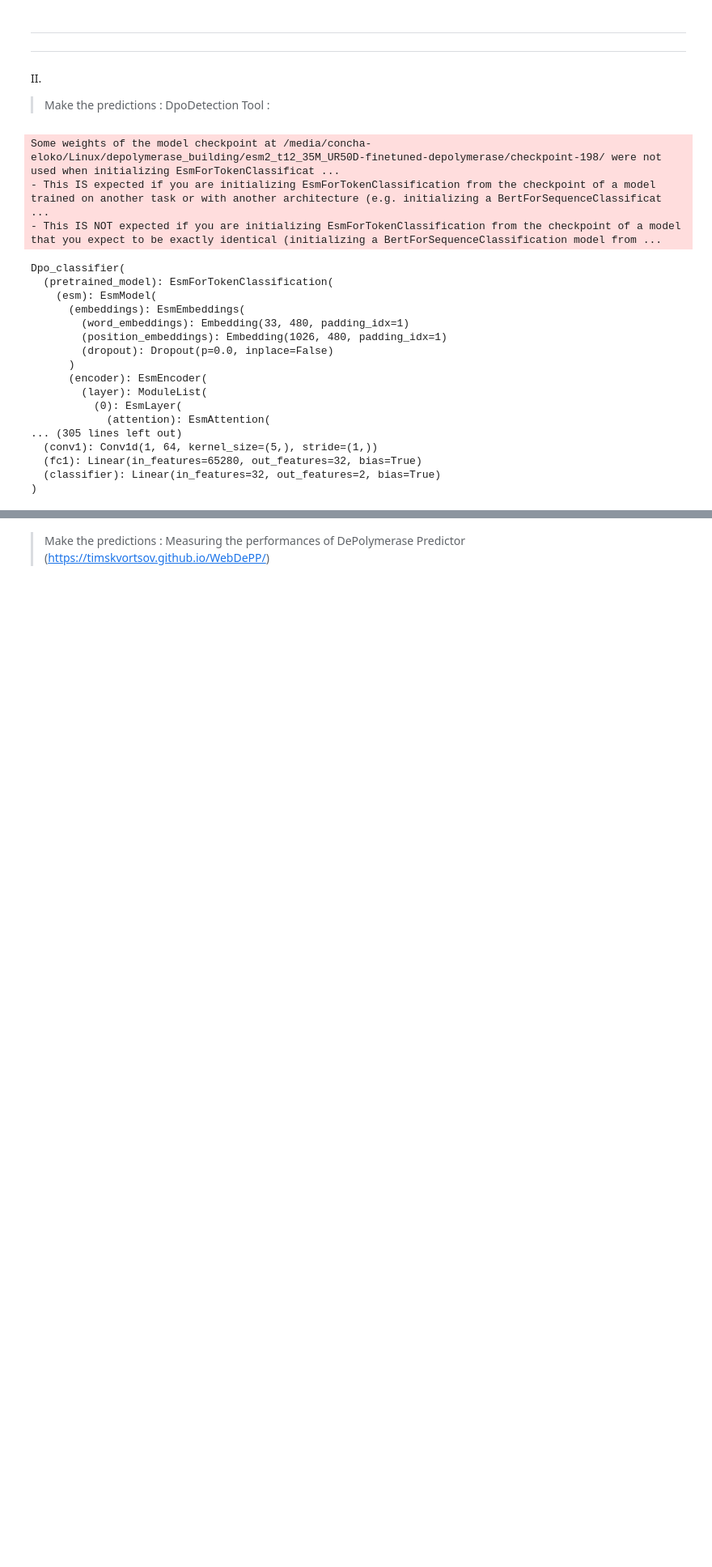
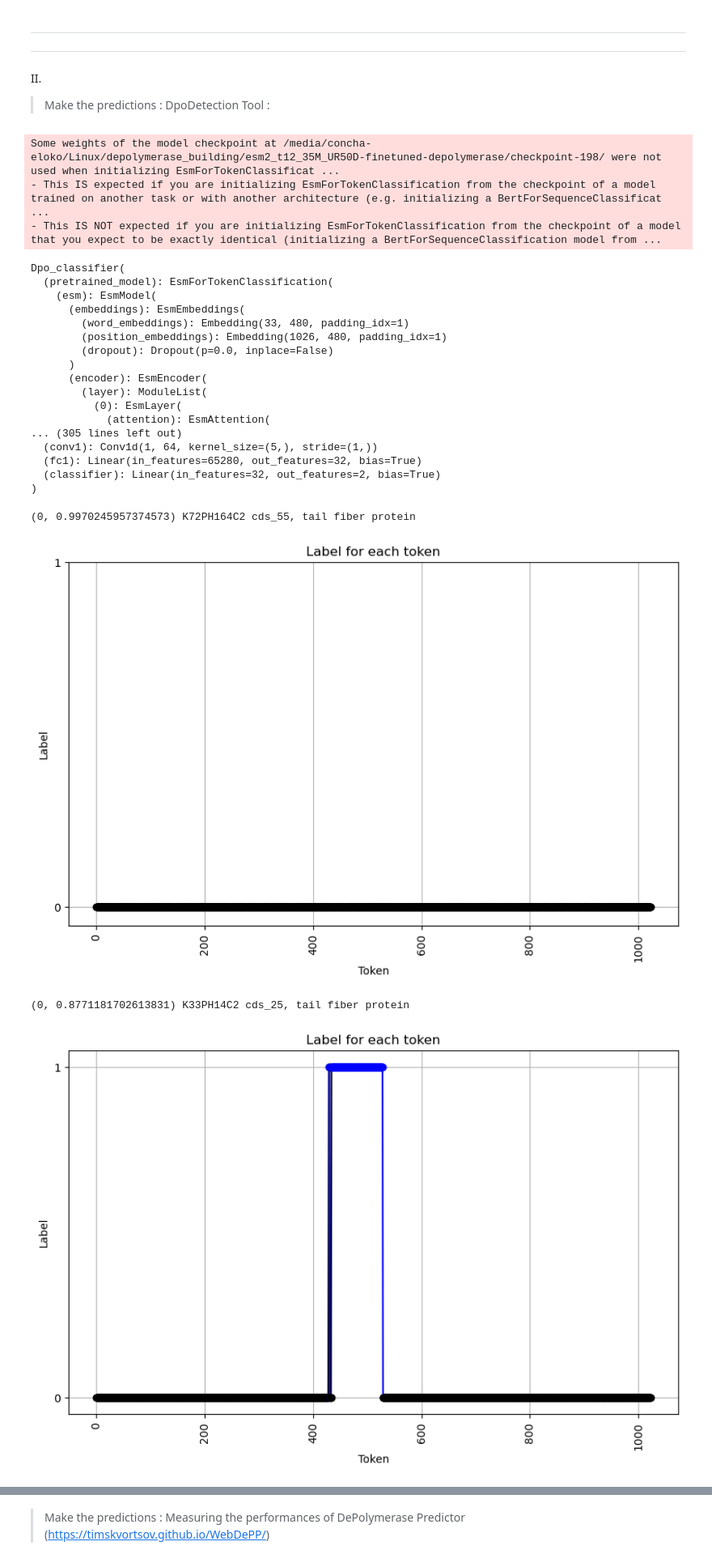
Before and after one commit to dimiboeckaerts/DepoScope, a Jupyter notebook: scripts/Benchmarking.ipynb, the cells around one changed output, grey strips where cells are left out. Shown at 81% size. Saved outputs shown, nothing was run; the diff lists cells and outputs as text; code cells hidden in the pictures; blank space fills up the shorter version.

```diff
--- a/scripts/Benchmarking.ipynb
+++ b/scripts/Benchmarking.ipynb
@@ -290,2 +285,50 @@ def predict_sequence(model, sequence):
+# %%
+def predict_sequence(model, sequence , name = ""):
+    model.eval()
+    with torch.no_grad():
+        outputs, sequence_outputs = model([sequence])
+        probas = torch.nn.functional.softmax(outputs, dim=-1)
+        predictions = torch.argmax(probas, dim=1)
+        sequence_outputs_list = sequence_outputs.cpu().numpy().tolist()[0][0]
+        prob_predicted = probas[0][predictions].item()
+        return (predictions.item(), prob_predicted), sequence_outputs_list , name
+
+def plot_token(tokens) :
+    tokens = np.array(tokens)  # convert your list to numpy array for convenience
+    plt.figure(figsize=(10,6))
+    for i in range(len(tokens) - 1):
+        if tokens[i] == 0:
+            color = 'black'
+        elif tokens[i] == 1:
+            color = 'blue'
+        else:
+            color = 'red'
+        plt.plot([i, i+1], [tokens[i], tokens[i+1]], color=color, marker='o')
+    plt.xlabel('Token')
+    plt.ylabel('Label')
+    plt.title('Label for each token')
+    plt.xticks(rotation='vertical')
+    plt.yticks(np.arange(2), ['0', '1'])
+    plt.grid(True)
+    plt.show()
 # %%
-prediction, sequence_outputs = predict_sequence(model_classifier, input_text)
+
+prediction, sequence_outputs, name = predict_sequence(model_classifier, input_text)
+# %%
+from Bio import SeqIO
+import os
+
+#path_fasta = f"/media/concha-eloko/Linux/77_strains_phage_project/DetectedDpo.77_phages.multi.fasta"
+path_fasta = f"/media/concha-eloko/Linux/77_strains_phage_project/MissedDpos.77_phages.multi.fasta"
+
+fastas = SeqIO.parse(path_fasta , "fasta")
+for record in fastas :
+    prediction, sequence_outputs, name = predict_sequence(model_classifier, str(record.seq) , record.description)
+    if prediction[0] == 0 :
+        print(prediction , name)
+        plot_token(sequence_outputs)
+# %% [output]
+(0, 0.9970245957374573) K72PH164C2 cds_55, tail fiber protein
+[figure, added]
+(0, 0.8771181702613831) K33PH14C2 cds_25, tail fiber protein
+[figure, added]
```
Also changed, not shown: parts of 6 cells of this notebook, 1 other file.
